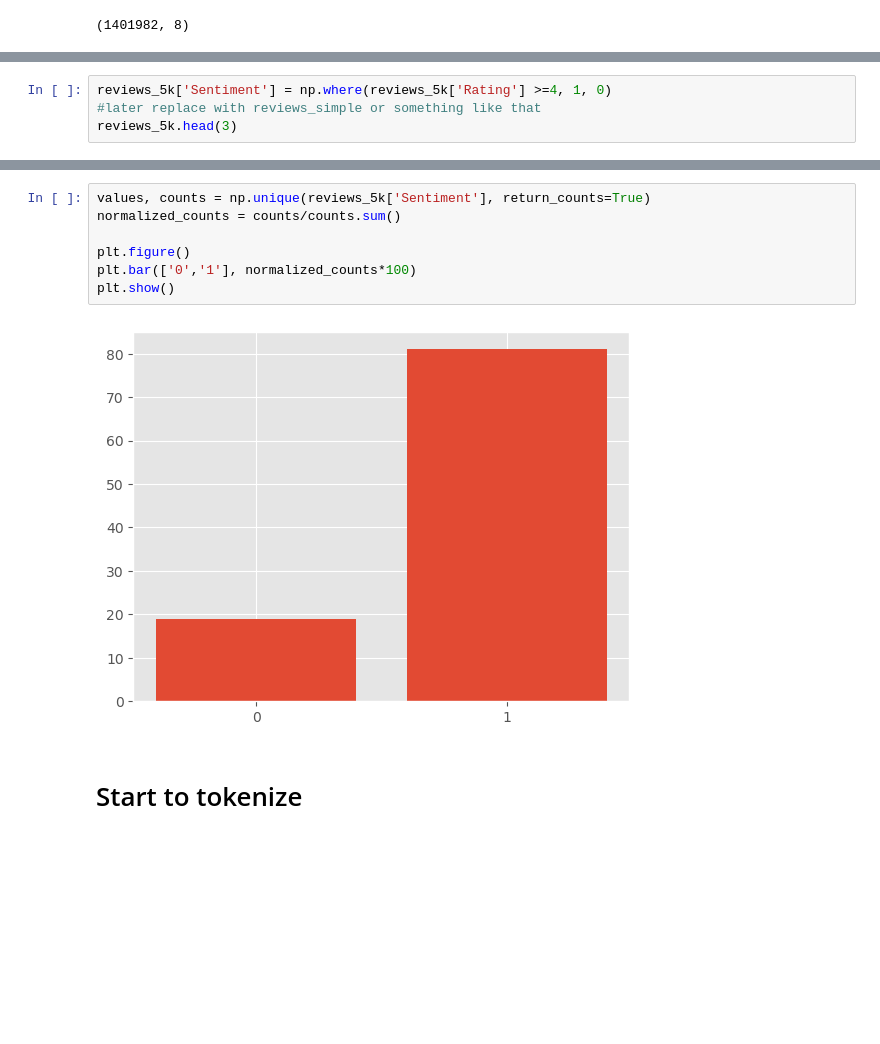
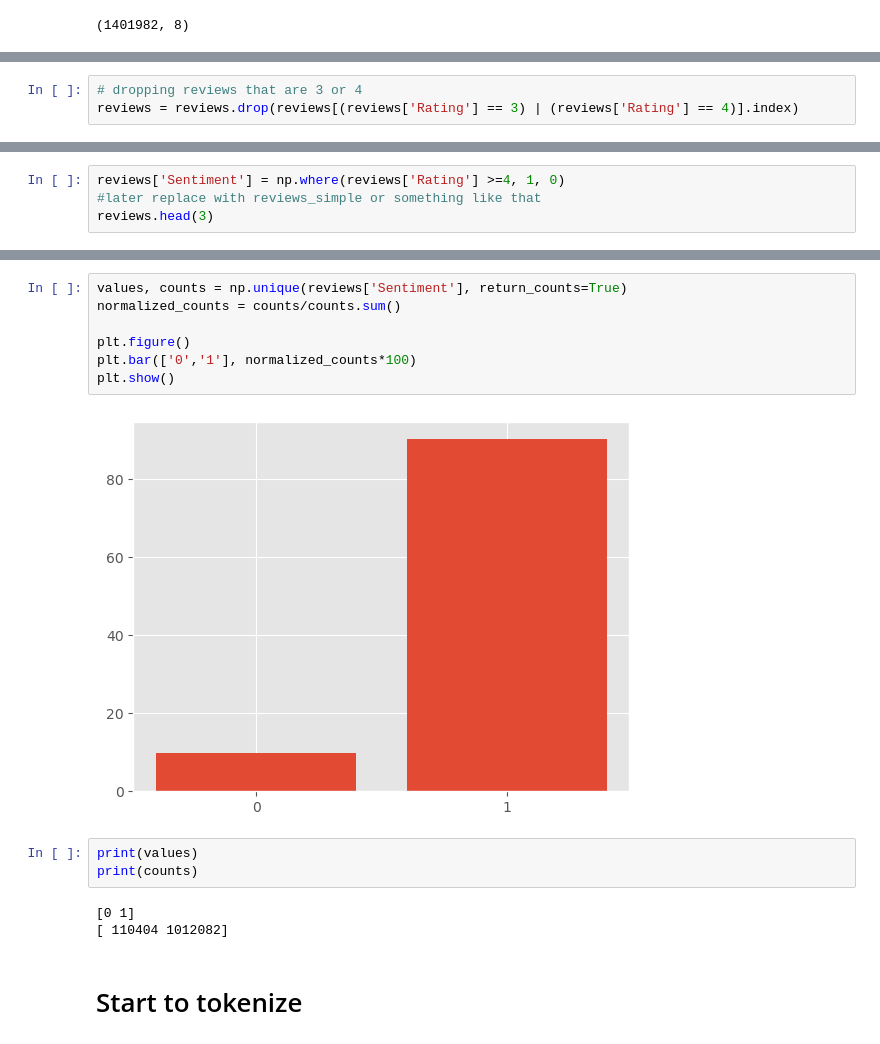
Before and after one commit to AJ-Gagliardo/recipe_recommendation, a Jupyter notebook: foodcom_sentiment_analysis.ipynb, the cells around one changed output, grey strips where cells are left out. Cells and saved outputs as stored; diff of their text form; blank space fills up the shorter version.

```diff
--- a/foodcom_sentiment_analysis.ipynb
+++ b/foodcom_sentiment_analysis.ipynb
@@ -76,0 +67,3 @@ reviews_5k.shape
+# %%
+# dropping reviews that are 3 or 4
+reviews = reviews.drop(reviews[(reviews['Rating'] == 3) | (reviews['Rating'] == 4)].index)
@@ -77,7 +72,7 @@ reviews_5k.shape
 # %%
-reviews_5k['Sentiment'] = np.where(reviews_5k['Rating'] >=4, 1, 0)
+reviews['Sentiment'] = np.where(reviews['Rating'] >=4, 1, 0)
 #later replace with reviews_simple or something like that
-reviews_5k.head(3)
+reviews.head(3)
 # %% [output]
 |  | ReviewId | RecipeId | AuthorId | AuthorName | Rating | Review | DateSubmitted | DateModified | Sentiment |
 | 0 | 2 | 992 | 2008 | gayg msft | 5 | better than any you can get at a ... | 2000-01-25T21:44:00Z | 2000-01-25T21:44:00Z | 1 |
@@ -86,12 +81,18 @@ reviews_5k.head(3)
 # %%
-values, counts = np.unique(reviews_5k['Sentiment'], return_counts=True)
+values, counts = np.unique(reviews['Sentiment'], return_counts=True)
 normalized_counts = counts/counts.sum()
 
 plt.figure()
 plt.bar(['0','1'], normalized_counts*100)
 plt.show()
 # %% [output]
-[figure, old version]
+[figure, new version]
+# %%
+print(values)
+print(counts)
+# %% [output]
+[0 1]
+[ 110404 1012082]
 # %% [markdown]
 # Start to tokenize
 # %%
```
Also changed, not shown: parts of 43 cells of this notebook.
